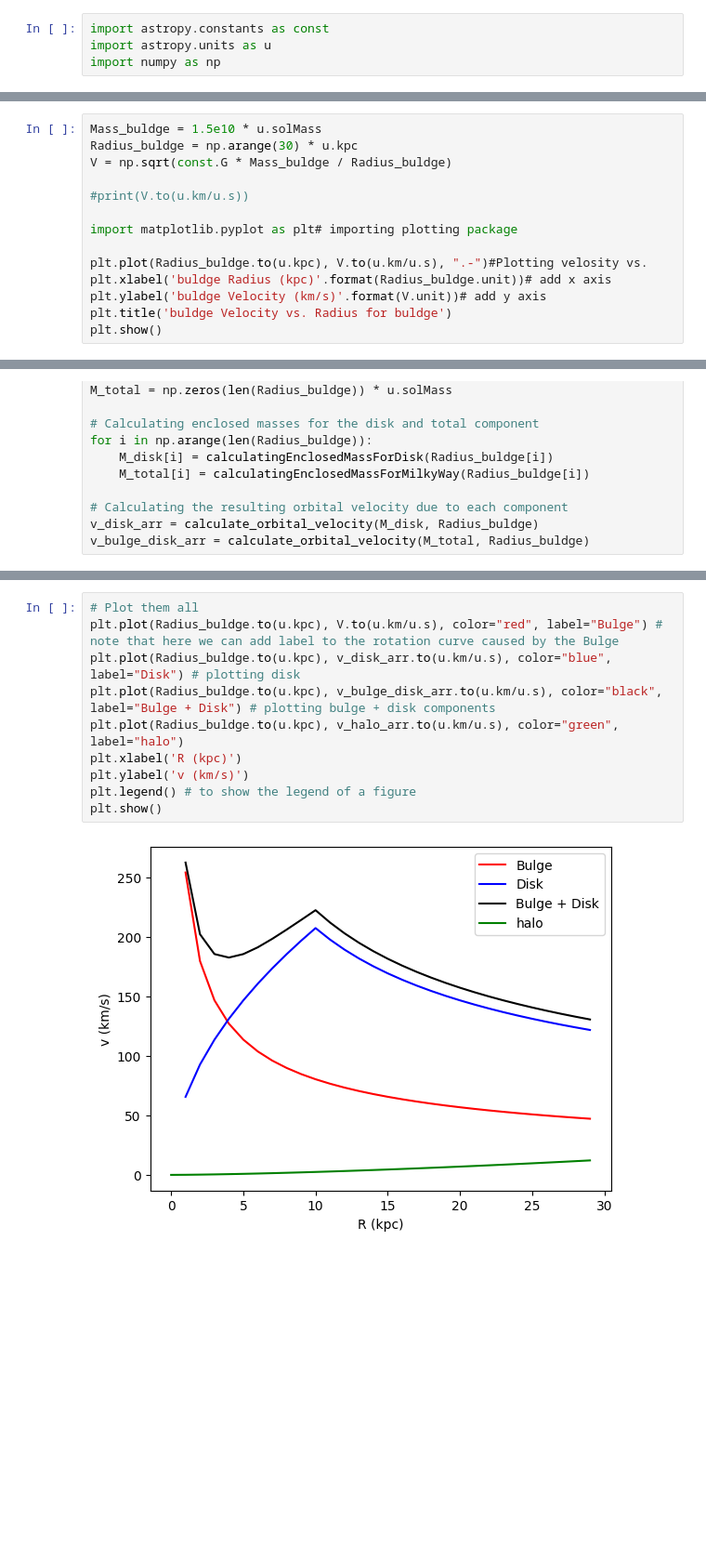
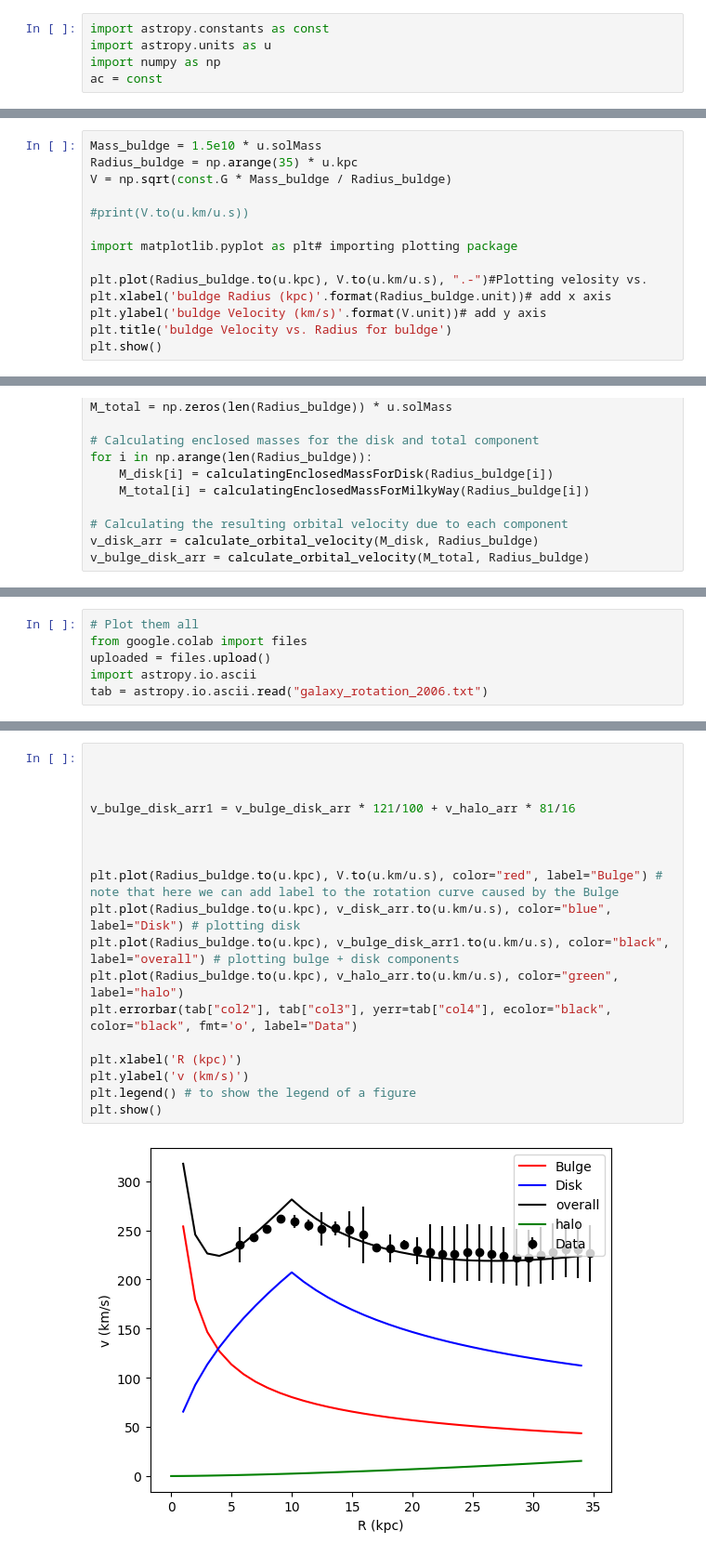
Before and after one commit to RedBull-Astronomy/lei.440, a Jupyter notebook: Untitled2.ipynb, the cells around one changed output, grey strips where cells are left out. Shown: that part at 93% size. Cells and saved outputs as stored; diff of their text form; blank space fills up the shorter version.

```diff
--- a/Untitled2.ipynb
+++ b/Untitled2.ipynb
@@ -4,6 +4,7 @@
 import astropy.constants as const
 import astropy.units as u
 import numpy as np
+ac = const
 # %%
 def calculate_orbital_velocity(M, R):
   """
@@ -15,7 +16,7 @@ def calculate_orbital_velocity(M, R):
   return(v)
 # %%
 Mass_buldge = 1.5e10 * u.solMass
-Radius_buldge = np.arange(30) * u.kpc
+Radius_buldge = np.arange(35) * u.kpc
 V = np.sqrt(const.G * Mass_buldge / Radius_buldge)
 
 #print(V.to(u.km/u.s))
@@ -117,0 +119,6 @@ print(v_halo_arr.to(u.km/u.s))
+# %%
+# Plot them all
+from google.colab import files
+uploaded = files.upload()
+import astropy.io.ascii
+tab = astropy.io.ascii.read("galaxy_rotation_2006.txt")
@@ -118,12 +128,20 @@ print(v_halo_arr.to(u.km/u.s))
 # %%
-# Plot them all
+
+
+
+v_bulge_disk_arr1 = v_bulge_disk_arr * 121/100 + v_halo_arr * 81/16
+
+
+
 plt.plot(Radius_buldge.to(u.kpc), V.to(u.km/u.s), color="red", label="Bulge") # note that here we can add label to the rotation curve caused by the Bulge
 plt.plot(Radius_buldge.to(u.kpc), v_disk_arr.to(u.km/u.s), color="blue", label="Disk") # plotting disk
-plt.plot(Radius_buldge.to(u.kpc), v_bulge_disk_arr.to(u.km/u.s), color="black", label="Bulge + Disk") # plotting bulge + disk components
+plt.plot(Radius_buldge.to(u.kpc), v_bulge_disk_arr1.to(u.km/u.s), color="black", label="overall") # plotting bulge + disk components
 plt.plot(Radius_buldge.to(u.kpc), v_halo_arr.to(u.km/u.s), color="green", label="halo")
+plt.errorbar(tab["col2"], tab["col3"], yerr=tab["col4"], ecolor="black", color="black", fmt='o', label="Data")
+
 plt.xlabel('R (kpc)')
 plt.ylabel('v (km/s)')
 plt.legend() # to show the legend of a figure
 plt.show()
 # %% [output]
-[figure, old version]
+[figure, new version]
```
Also changed, not shown: parts of 7 cells of this notebook.
